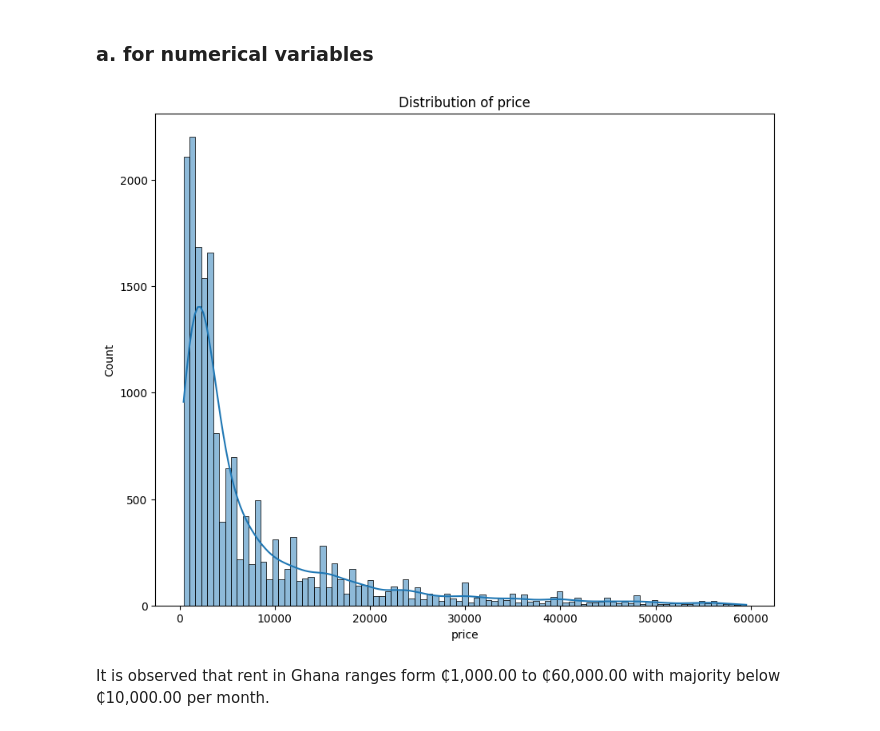
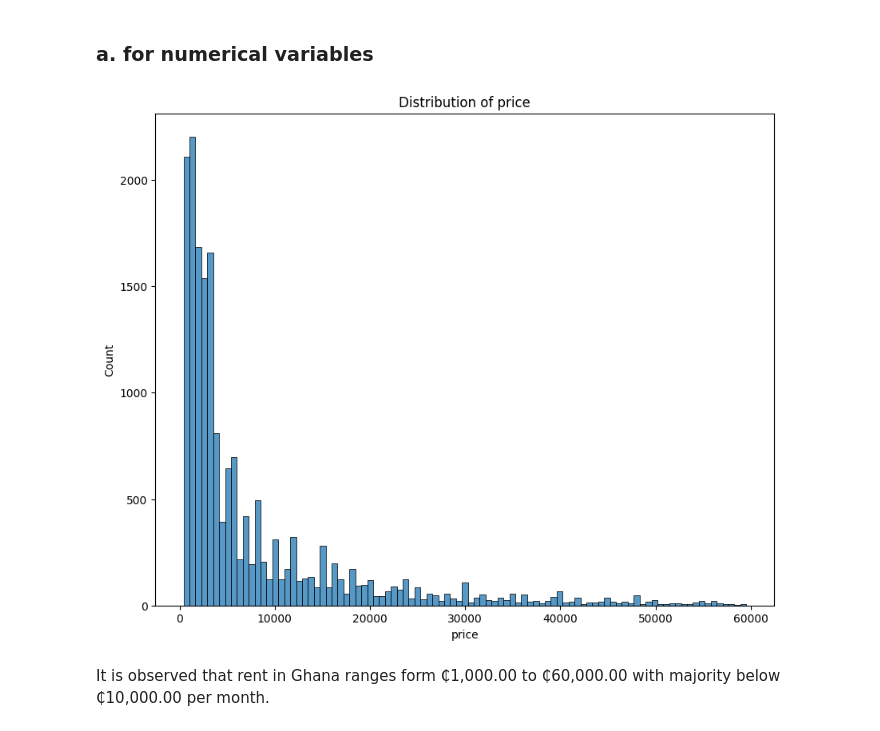
Before and after one commit to sharifatumoro/ghana-house-rent-prediction, a Jupyter notebook: notebooks/eda_visualization.ipynb, the cells around one changed output. Cells and saved outputs as stored; diff of their text form; code cells hidden in the pictures.

```diff
--- a/notebooks/eda_visualization.ipynb
+++ b/notebooks/eda_visualization.ipynb
@@ -7,7 +7,7 @@ import matplotlib.pyplot as plt
 import seaborn as sns
 %matplotlib inline
 # %%
-df = pd.read_csv(r"C:\Users\name\Desktop\PROJECTS\My_Projects\ghana_house_rent_project\data\cleaned_house_rentals.csv")
+df = pd.read_csv(r"C:\Users\name\Desktop\BIG FOLDER\PROJECTS\My_Projects\ghana_house_rent_project\data\cleaned_house_rentals.csv")
 # %%
 df.head()
 # %% [output]
@@ -44,11 +44,11 @@ Index(['price', 'category', 'bedrooms', 'bathrooms', 'floor_area', 'location',
 col = ['bedrooms', 'bathrooms','floor_area','lat', 'lng']
 # %%
 plt.figure(figsize=(10,8))
-sns.histplot(df,x='price',kde=True)
+sns.histplot(df,x='price')
 plt.title(f"Distribution of price")
 plt.show()
 # %% [output]
-[figure, old version]
+[figure, new version]
 # %% [markdown]
 It is observed that rent in Ghana ranges form ₵1,000.00 to ₵60,000.00 with majority below ₵10,000.00 per month.
 # %%
```
Also changed, not shown: parts of 65 cells of this notebook, 19 other files.
